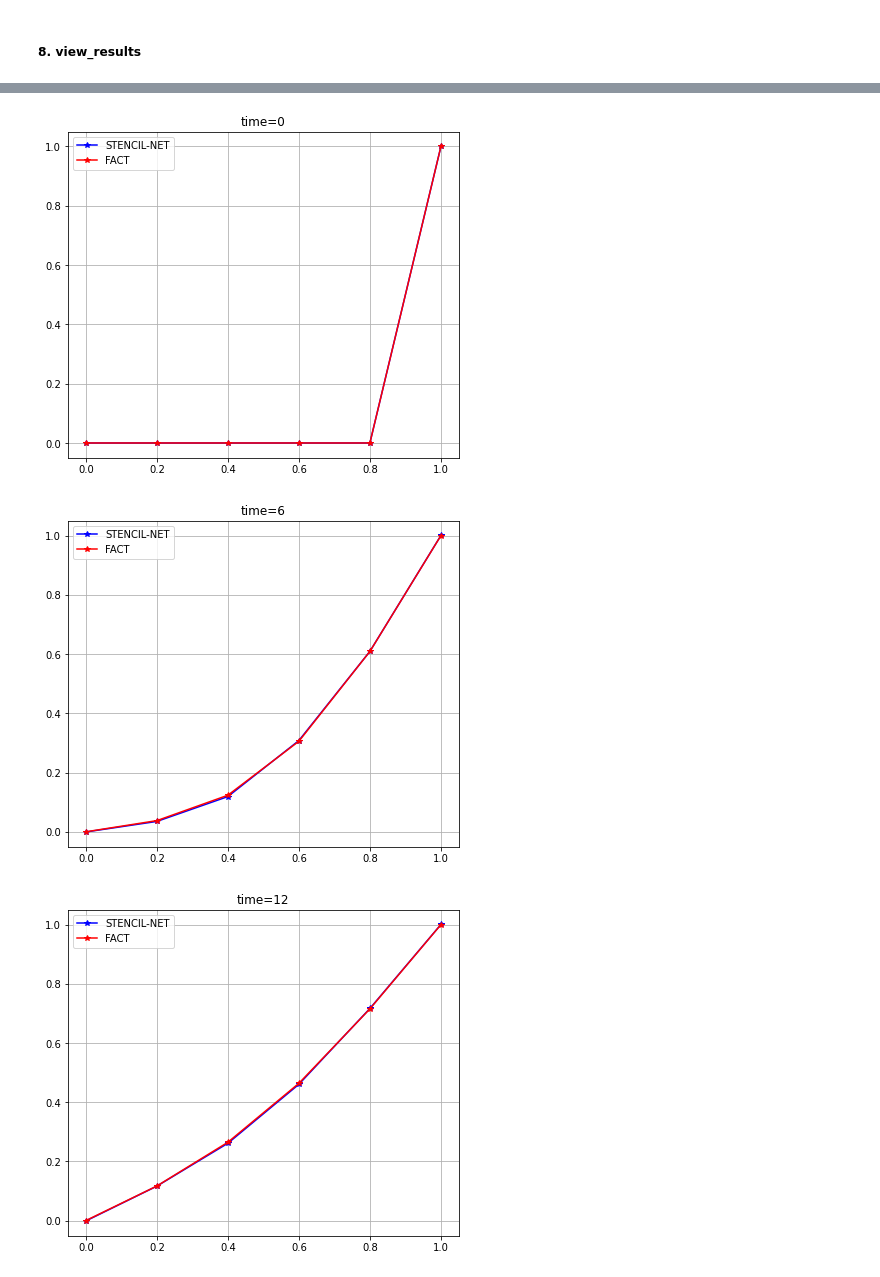
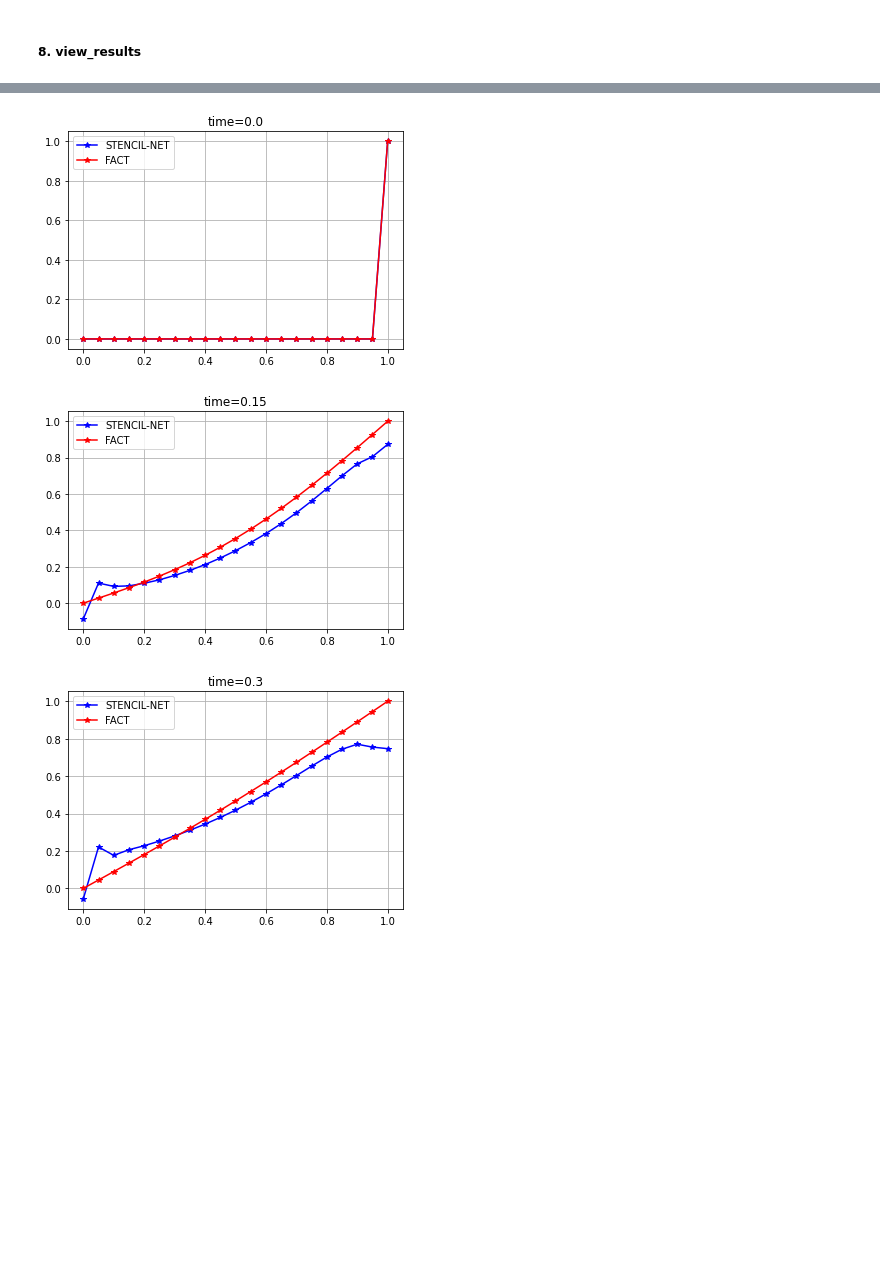
Before and after one commit to ArturTukhbatullin/GIT_stencil-net, a Jupyter notebook: 2_Thermal_conductivity/2_3_Thermal_stencil_net_OptunaCycle.ipynb, the cells around one changed output, grey strips where cells are left out. Saved outputs shown, nothing was run; the diff lists cells and outputs as text; code cells hidden in the pictures; blank space fills up the shorter version.

```diff
--- a/2_Thermal_conductivity/2_3_Thermal_stencil_net_OptunaCycle.ipynb
+++ b/2_Thermal_conductivity/2_3_Thermal_stencil_net_OptunaCycle.ipynb
@@ -30,7 +21,7 @@ import my_thermal_funcs as mtf
 generate_flg=True # True - генерация, False - чтение уже сгенерированных
 # generate_flg=False
 
-n=21 #число узлов
+n=81 #число узлов
 L=1 # длина расчт области
 T=.3 #конечное время
 kurant=0.5
@@ -363,6 +399,10 @@ display(mf.make_param_table(net,my_doc_params,tau,h,n,t_factor,s_factor))
 # %%
-mf.view_results(T_sim,x_sim,NN_sim,v_coarse)
+mf.view_results(T_sim,x_sim,NN_sim,v_coarse,T,dtc,n=3)
+
+# mf.view_result_imshow(NN_sim,v_coarse,T,dtc,L,dxc)
+
+mf.view_result_metric(NN_sim,v_coarse,T,dtc,L,dxc)
 # %% [output]
-[figure, old version]
+[figure, new version]
-[figure, old version]
+[figure, new version]
-[figure, old version]
+[figure, new version]
```
Also changed, not shown: parts of 27 cells of this notebook, 3 other files.
